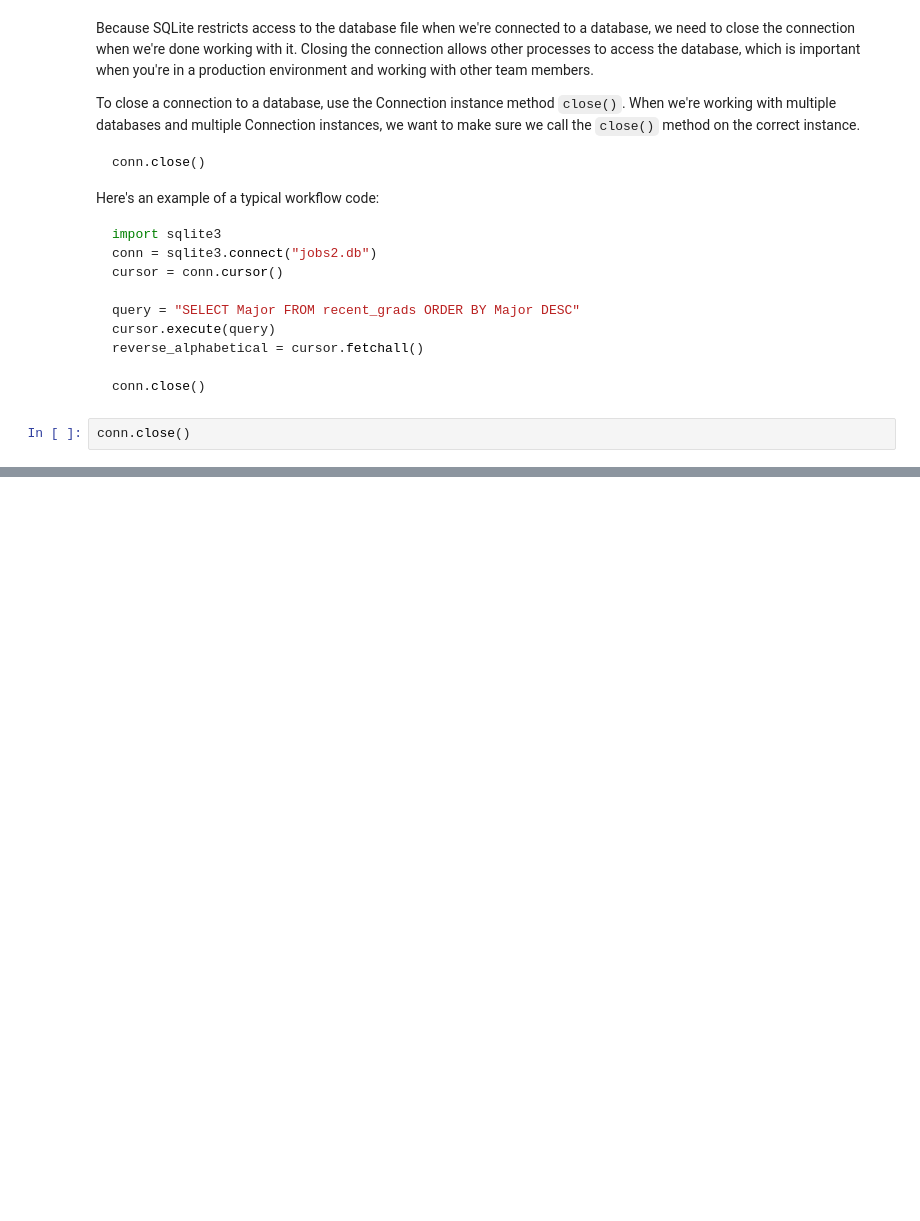
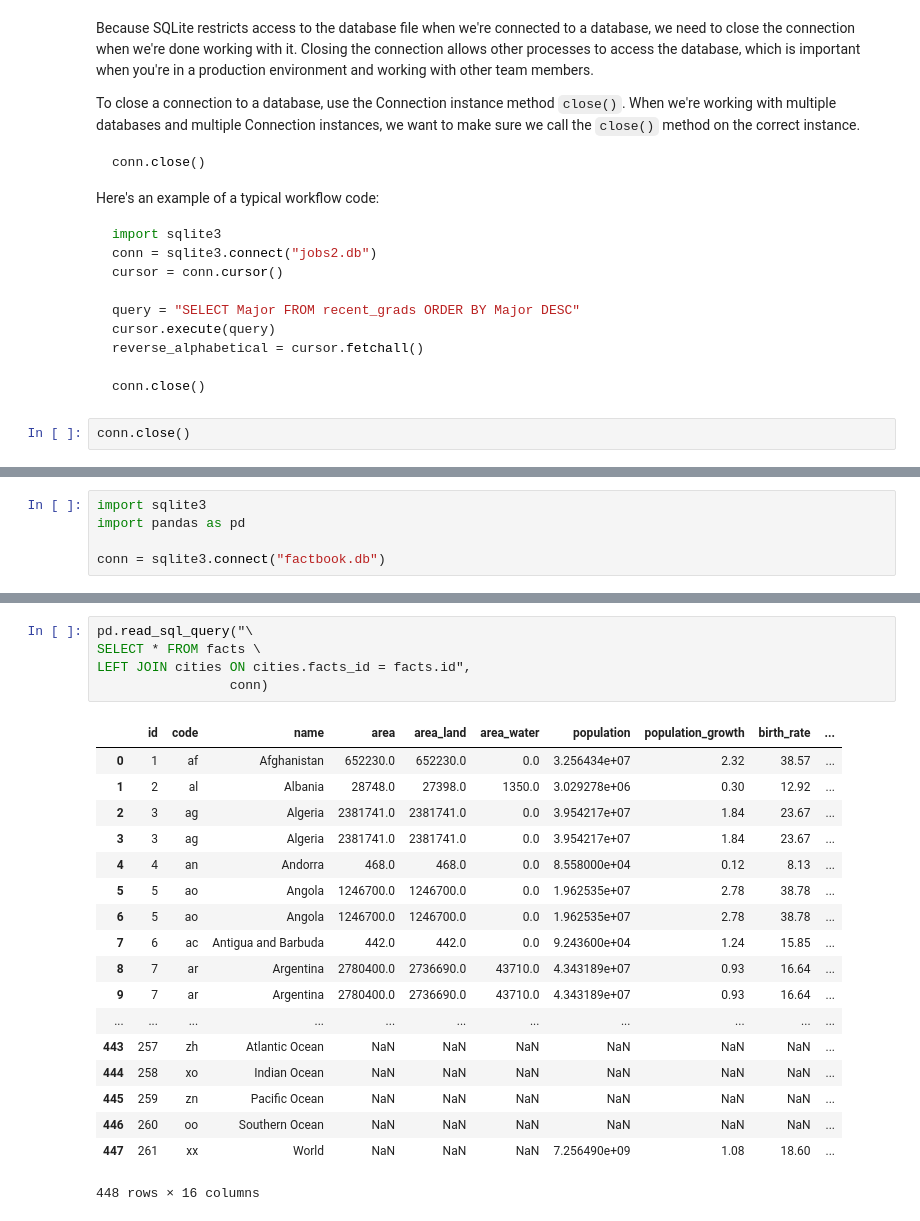
Before and after one commit to LZNEWT00Z/conspectuses, a Jupyter notebook: dataquest/[SQL] SQL Fundamentals.ipynb, the cells around one changed output, grey strips where cells are left out. Drawn from its saved outputs; the diff is of its cells as text; blank space fills up the shorter version.

```diff
--- a/dataquest/[SQL] SQL Fundamentals.ipynb
+++ b/dataquest/[SQL] SQL Fundamentals.ipynb
@@ -1199,0 +1520,5 @@ conn.close()
+# %%
+import sqlite3
+import pandas as pd
+
+conn = sqlite3.connect("factbook.db")
@@ -1199,0 +1767,24 @@ conn.close()
+# %%
+pd.read_sql_query("\
+SELECT * FROM facts \
+LEFT JOIN cities ON cities.facts_id = facts.id",
+                 conn)
+# %% [output]
+|  | id | code | name | area | area_land | area_water | population | population_growth | birth_rate | ... |
+| 0 | 1 | af | Afghanistan | 652230.0 | 652230.0 | 0.0 | 3.256434e+07 | 2.32 | 38.57 | ... |
+| 1 | 2 | al | Albania | 28748.0 | 27398.0 | 1350.0 | 3.029278e+06 | 0.30 | 12.92 | ... |
+| 2 | 3 | ag | Algeria | 2381741.0 | 2381741.0 | 0.0 | 3.954217e+07 | 1.84 | 23.67 | ... |
+| 3 | 3 | ag | Algeria | 2381741.0 | 2381741.0 | 0.0 | 3.954217e+07 | 1.84 | 23.67 | ... |
+| 4 | 4 | an | Andorra | 468.0 | 468.0 | 0.0 | 8.558000e+04 | 0.12 | 8.13 | ... |
+| 5 | 5 | ao | Angola | 1246700.0 | 1246700.0 | 0.0 | 1.962535e+07 | 2.78 | 38.78 | ... |
+| 6 | 5 | ao | Angola | 1246700.0 | 1246700.0 | 0.0 | 1.962535e+07 | 2.78 | 38.78 | ... |
+| 7 | 6 | ac | Antigua and Barbuda | 442.0 | 442.0 | 0.0 | 9.243600e+04 | 1.24 | 15.85 | ... |
+| 8 | 7 | ar | Argentina | 2780400.0 | 2736690.0 | 43710.0 | 4.343189e+07 | 0.93 | 16.64 | ... |
+| 9 | 7 | ar | Argentina | 2780400.0 | 2736690.0 | 43710.0 | 4.343189e+07 | 0.93 | 16.64 | ... |
+| ... | ... | ... | ... | ... | ... | ... | ... | ... | ... | ... |
+| 443 | 257 | zh | Atlantic Ocean | NaN | NaN | NaN | NaN | NaN | NaN | ... |
+| 444 | 258 | xo | Indian Ocean | NaN | NaN | NaN | NaN | NaN | NaN | ... |
+| 445 | 259 | zn | Pacific Ocean | NaN | NaN | NaN | NaN | NaN | NaN | ... |
+| 446 | 260 | oo | Southern Ocean | NaN | NaN | NaN | NaN | NaN | NaN | ... |
+| 447 | 261 | xx | World | NaN | NaN | NaN | 7.256490e+09 | 1.08 | 18.60 | ... |
+448 rows × 16 columns
```
Also changed, not shown: parts of 239 cells of this notebook.
